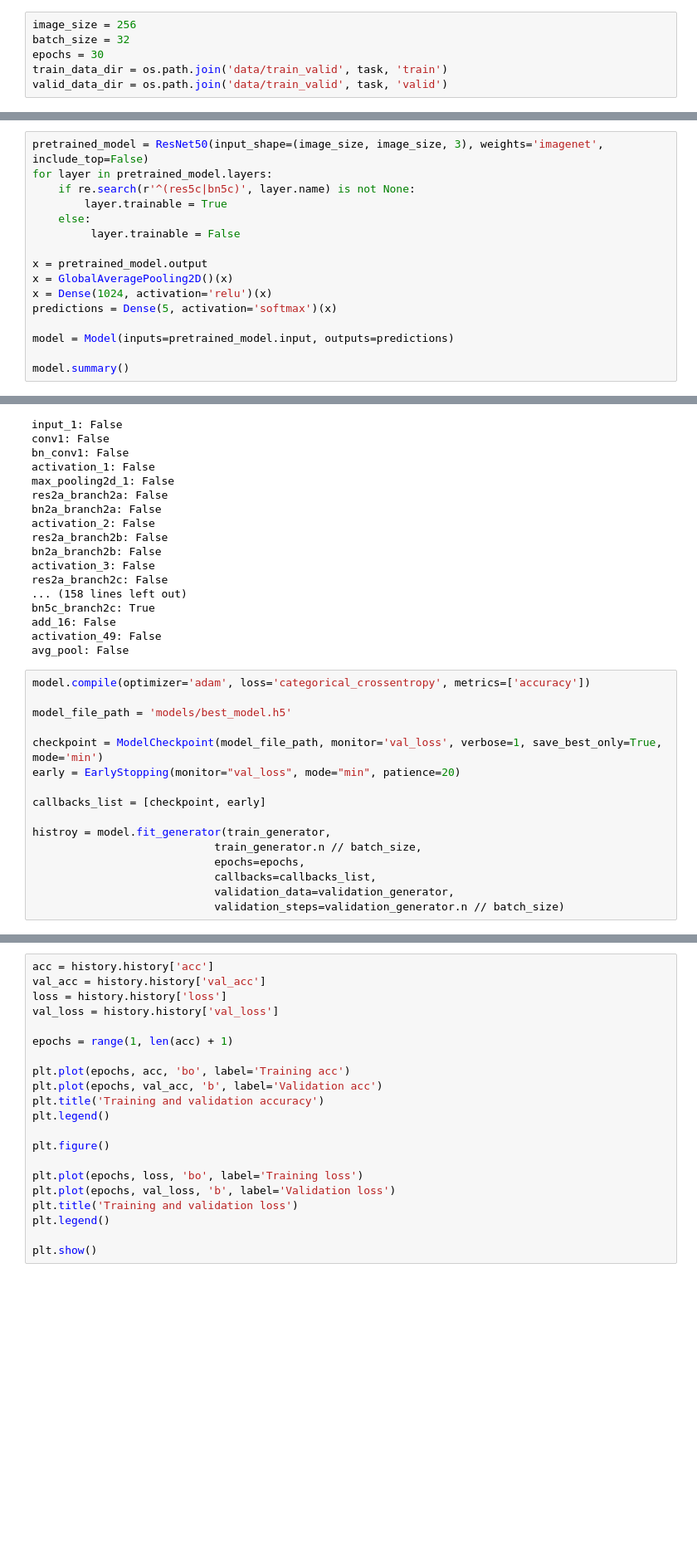
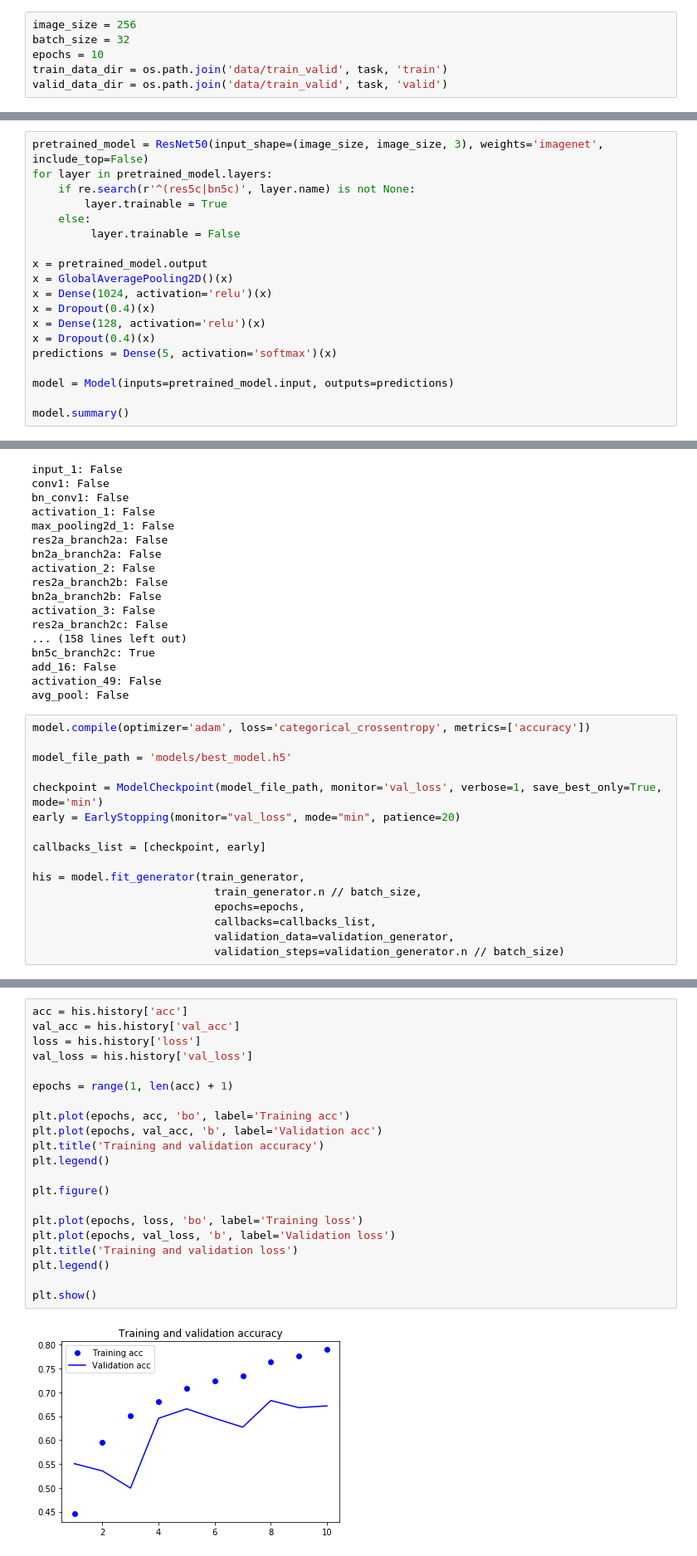
Before and after one commit to HaiwenZhang/Tianchi-FashionAI-Tag, a Jupyter notebook: solution.ipynb, the cells around one changed output, grey strips where cells are left out. Shown at 83% size. Saved outputs shown, nothing was run; the diff lists cells and outputs as text; blank space fills up the shorter version.

Commit message:
Fix plot histroy bug

```diff
--- a/solution.ipynb
+++ b/solution.ipynb
@@ -126,7 +126,7 @@ for path, label in image_path:
 # %%
 image_size = 256
 batch_size = 32
-epochs = 30
+epochs = 10
 train_data_dir = os.path.join('data/train_valid', task, 'train')
 valid_data_dir = os.path.join('data/train_valid', task, 'valid')
 # %%
@@ -173,6 +173,9 @@ for layer in pretrained_model.layers:
 x = pretrained_model.output
 x = GlobalAveragePooling2D()(x)
 x = Dense(1024, activation='relu')(x)
+x = Dropout(0.4)(x)
+x = Dense(128, activation='relu')(x)
+x = Dropout(0.4)(x)
 predictions = Dense(5, activation='softmax')(x)
 
 model = Model(inputs=pretrained_model.input, outputs=predictions)
@@ -227,7 +230,7 @@ early = EarlyStopping(monitor="val_loss", mode="min", patience=20)
 
 callbacks_list = [checkpoint, early]
 
-histroy = model.fit_generator(train_generator,
+his = model.fit_generator(train_generator,
                             train_generator.n // batch_size,
                             epochs=epochs,
                             callbacks=callbacks_list,
@@ -238,21 +257,23 @@ Epoch 1/30
 # %%
-acc = history.history['acc']
-val_acc = history.history['val_acc']
-loss = history.history['loss']
-val_loss = history.history['val_loss']
+acc = his.history['acc']
+val_acc = his.history['val_acc']
+loss = his.history['loss']
+val_loss = his.history['val_loss']
 
 epochs = range(1, len(acc) + 1)
 
 plt.plot(epochs, acc, 'bo', label='Training acc')
 plt.plot(epochs, val_acc, 'b', label='Validation acc')
 plt.title('Training and validation accuracy')
 plt.legend()
 
 plt.figure()
 
 plt.plot(epochs, loss, 'bo', label='Training loss')
 plt.plot(epochs, val_loss, 'b', label='Validation loss')
 plt.title('Training and validation loss')
 plt.legend()
 
 plt.show()
+# %% [output]
+[figure, added]
```
Also changed, not shown: parts of 3 cells of this notebook.
